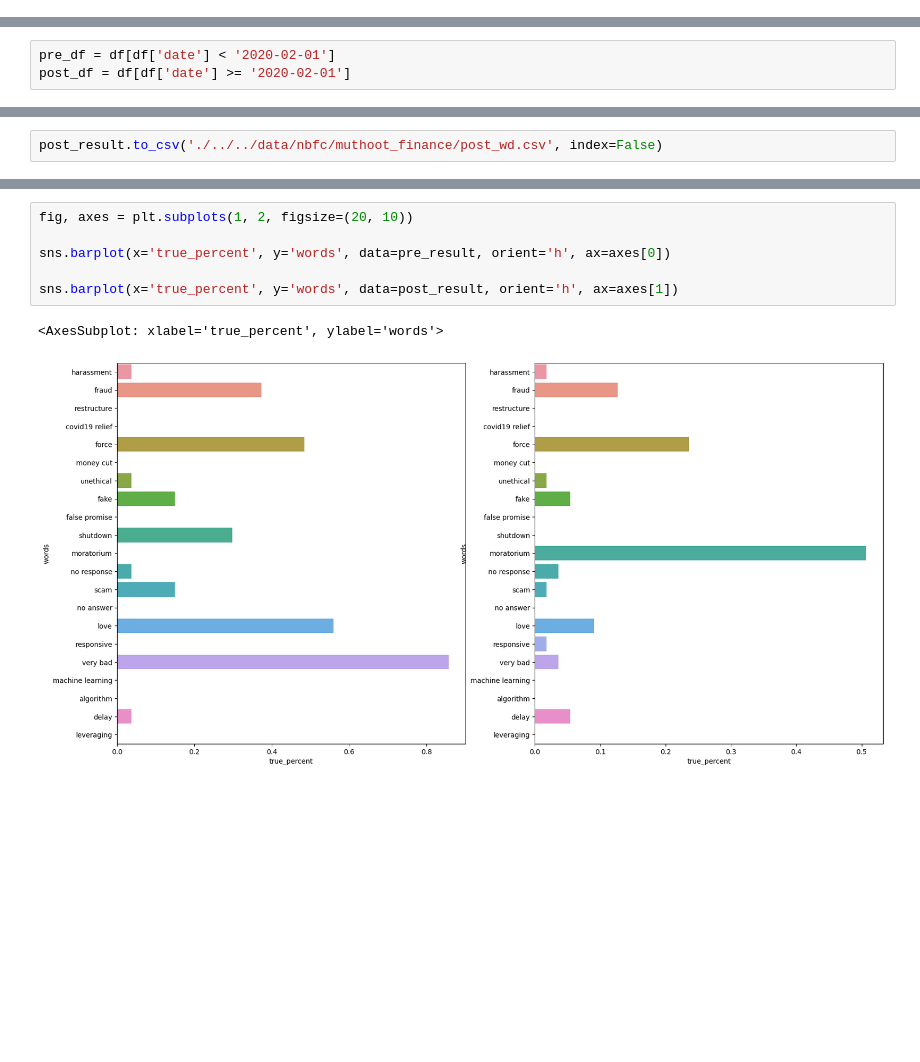
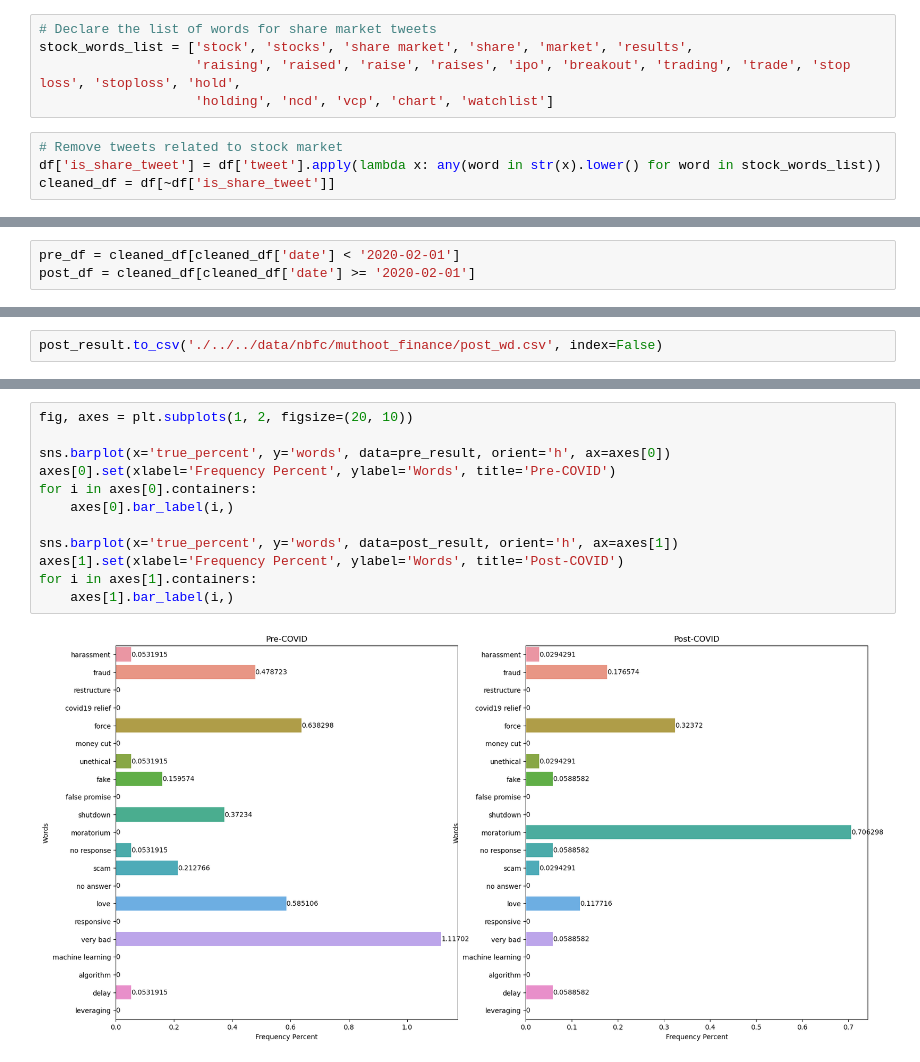
Before and after one commit to patilpushkarp/comp, a Jupyter notebook: _sources/docs/individual/nbfc/distribution_muthoot_finance.ipynb, the cells around one changed output, grey strips where cells are left out. Cells and saved outputs as stored; diff of their text form; blank space fills up the shorter version.

```diff
--- a/_sources/docs/individual/nbfc/distribution_muthoot_finance.ipynb
+++ b/_sources/docs/individual/nbfc/distribution_muthoot_finance.ipynb
@@ -40,0 +41,9 @@ Perform lemmatization, word correction
+# %%
+# Declare the list of words for share market tweets
+stock_words_list = ['stock', 'stocks', 'share market', 'share', 'market', 'results',
+                    'raising', 'raised', 'raise', 'raises', 'ipo', 'breakout', 'trading', 'trade', 'stop loss', 'stoploss', 'hold',
+                    'holding', 'ncd', 'vcp', 'chart', 'watchlist']
+# %%
+# Remove tweets related to stock market
+df['is_share_tweet'] = df['tweet'].apply(lambda x: any(word in str(x).lower() for word in stock_words_list))
+cleaned_df = df[~df['is_share_tweet']]
@@ -45,8 +60,8 @@ words = ["harassment", "fraud", "restructure", "covid19 relief", "force", "money
 # %%
 processor = Processor('./../../data/config.json')
 # %%
-pre_df = df[df['date'] < '2020-02-01']
-post_df = df[df['date'] >= '2020-02-01']
+pre_df = cleaned_df[cleaned_df['date'] < '2020-02-01']
+post_df = cleaned_df[cleaned_df['date'] >= '2020-02-01']
 # %%
 pre_result = processor.words_distribution(pre_df, words)
 # %%
@@ -58,12 +113,17 @@ post_result.to_csv('./../../data/nbfc/muthoot_finance/post_wd.csv', index=False)
 # %%
 fig, axes = plt.subplots(1, 2, figsize=(20, 10))
 
 sns.barplot(x='true_percent', y='words', data=pre_result, orient='h', ax=axes[0])
+axes[0].set(xlabel='Frequency Percent', ylabel='Words', title='Pre-COVID')
+for i in axes[0].containers:
+    axes[0].bar_label(i,)
 
 sns.barplot(x='true_percent', y='words', data=post_result, orient='h', ax=axes[1])
+axes[1].set(xlabel='Frequency Percent', ylabel='Words', title='Post-COVID')
+for i in axes[1].containers:
+    axes[1].bar_label(i,)
 # %% [output]
-<AxesSubplot: xlabel='true_percent', ylabel='words'>
-[figure, old version]
+[figure, new version]
 # %%
 fig, axes = plt.subplots(1, 2, figsize=(20, 10))
 
```
Also changed, not shown: parts of 7 cells of this notebook, 55 other files.
